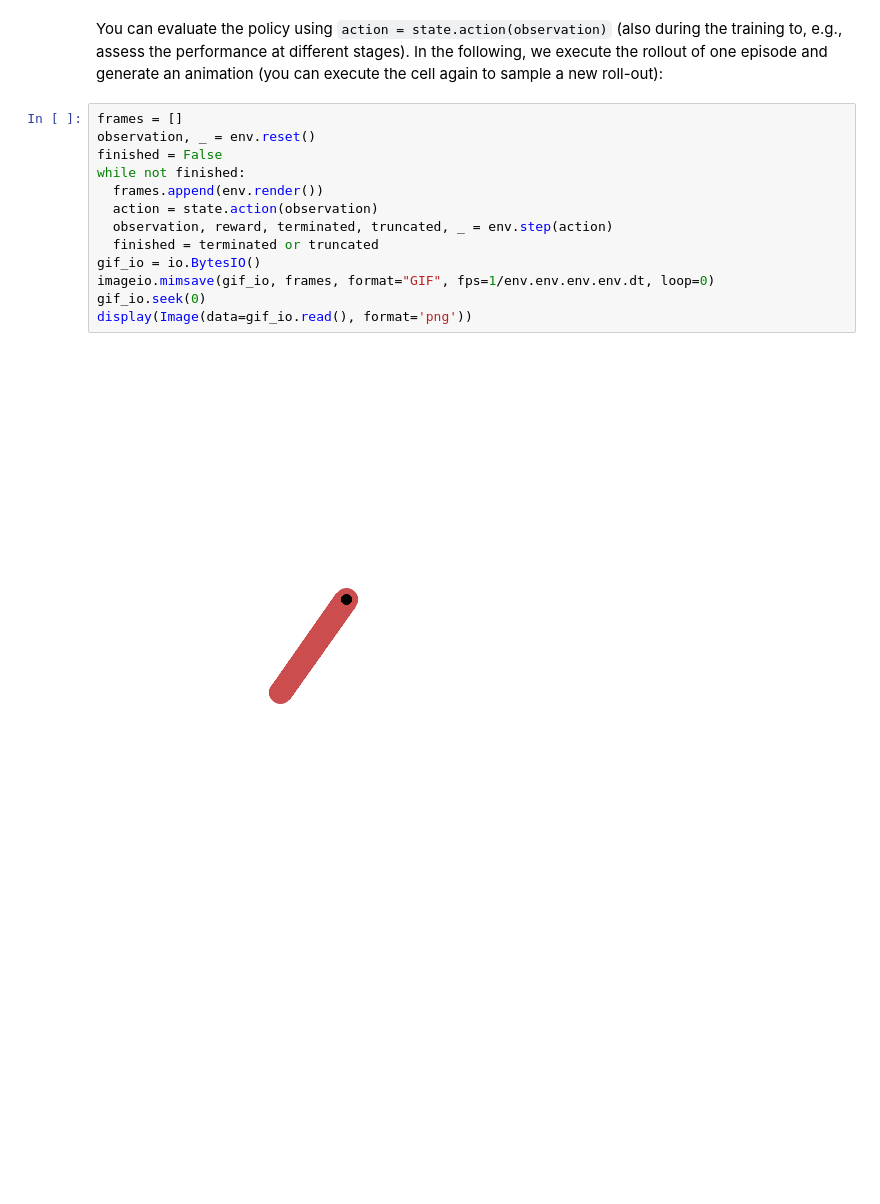
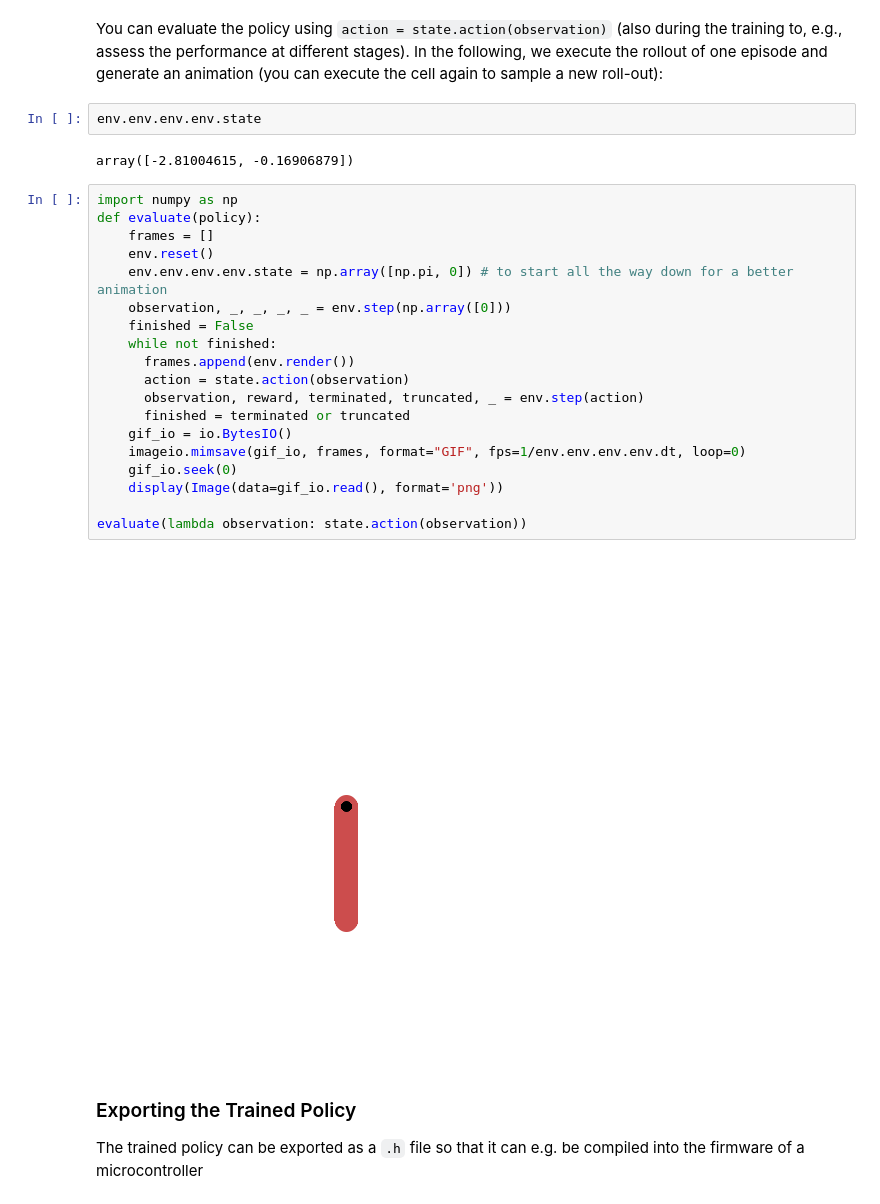
Before and after one commit to yhs0602/documentation, a Jupyter notebook: docs/09-TinyRL.ipynb, the cells around one changed output. Saved outputs shown, nothing was run; the diff lists cells and outputs as text; blank space fills up the shorter version.

```diff
--- a/docs/09-TinyRL.ipynb
+++ b/docs/09-TinyRL.ipynb
@@ -60,18 +58,31 @@ env = gym.make('Pendulum-v1', render_mode='rgb_array')
 env.reset(seed=seed) and None
 # %% [markdown]
 You can evaluate the policy using `action = state.action(observation)` (also during the training to, e.g., assess the performance at different stages). In the following, we execute the rollout of one episode and generate an animation (you can execute the cell again to sample a new roll-out):
+# %%
+env.env.env.env.state
+# %% [output]
+array([-2.81004615, -0.16906879])
 # %%
-frames = []
-observation, _ = env.reset()
-finished = False
-while not finished:
-  frames.append(env.render())
-  action = state.action(observation)
-  observation, reward, terminated, truncated, _ = env.step(action)
-  finished = terminated or truncated
-gif_io = io.BytesIO()
-imageio.mimsave(gif_io, frames, format="GIF", fps=1/env.env.env.env.dt, loop=0)
-gif_io.seek(0)
-display(Image(data=gif_io.read(), format='png'))
+import numpy as np
+def evaluate(policy):
+    frames = []
+    env.reset()
+    env.env.env.env.state = np.array([np.pi, 0]) # to start all the way down for a better animation
+    observation, _, _, _, _ = env.step(np.array([0]))
+    finished = False
+    while not finished:
+      frames.append(env.render())
+      action = state.action(observation)
+      observation, reward, terminated, truncated, _ = env.step(action)
+      finished = terminated or truncated
+    gif_io = io.BytesIO()
+    imageio.mimsave(gif_io, frames, format="GIF", fps=1/env.env.env.env.dt, loop=0)
+    gif_io.seek(0)
+    display(Image(data=gif_io.read(), format='png'))
+
+evaluate(lambda observation: state.action(observation))
 # %% [output]
-[figure, old version]
+[figure, new version]
+# %% [markdown]
+### Exporting the Trained Policy
+The trained policy can be exported as a `.h` file so that it can e.g. be compiled into the firmware of a microcontroller
```
Also changed, not shown: parts of 5 cells of this notebook, 1 other file.
